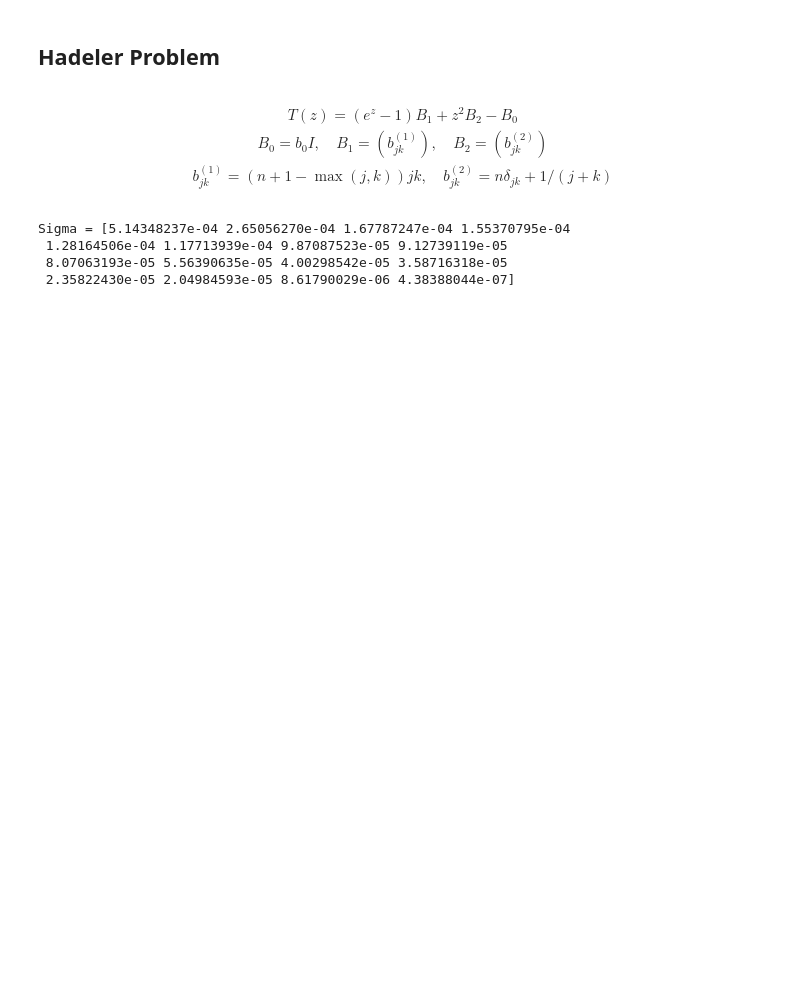
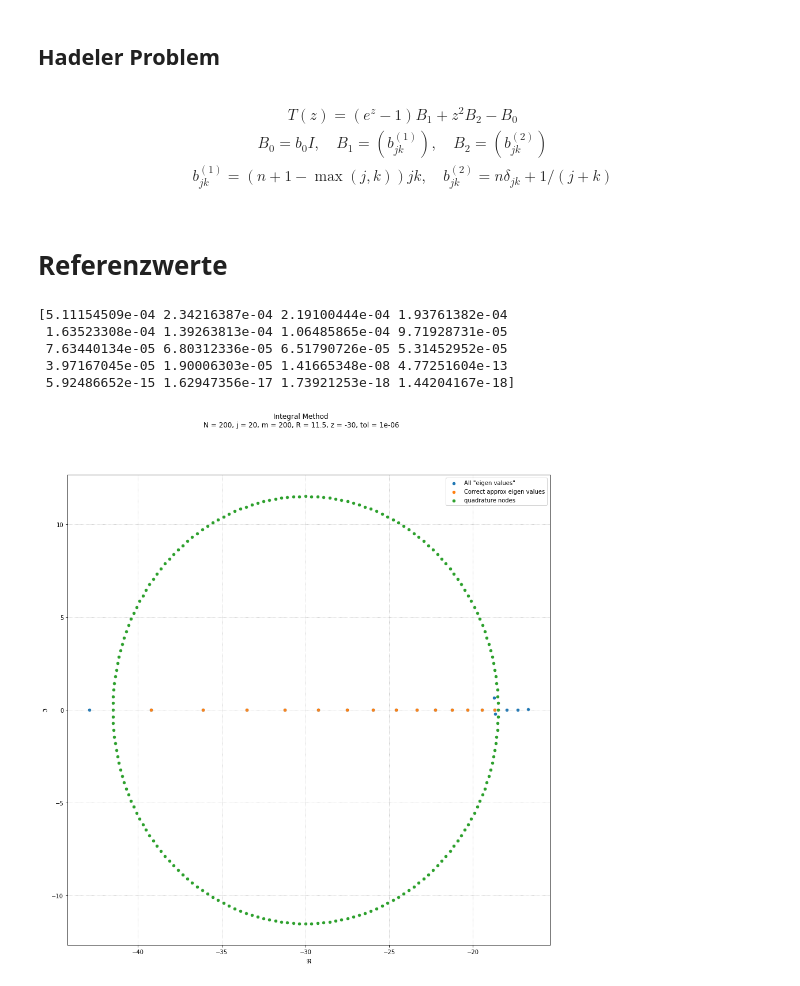
Before and after one commit to MrWhiteRichard/Fundament-Mathematik, a Jupyter notebook: WS_2020-21/SemNumLinAlg/Nichtlineare Eigenwertprobleme/Code/main.ipynb, the cells around one changed output. Saved outputs shown, nothing was run; the diff lists cells and outputs as text; code cells hidden in the pictures; blank space fills up the shorter version.

```diff
--- a/WS_2020-21/SemNumLinAlg/Nichtlineare Eigenwertprobleme/Code/main.ipynb
+++ b/WS_2020-21/SemNumLinAlg/Nichtlineare Eigenwertprobleme/Code/main.ipynb
@@ -317,23 +306,37 @@ def test_2_matrix(n, b_0):
     T = lambda z: (np.exp(z) - 1) * B_1 + z ** 2 * B_2 - B_0
 
     return T
+# %% [markdown]
+# Referenzwerte
 # %%
 n = 200
 b_0 = 100
 
 T = test_2_matrix(n, b_0)
 N = n
-j = 16
-m = 50
+j = 20
+m = 200
 R = 11.5
 z = -30
 tol = 1e-6
 
 quadrature_nodes = [R * (omega(m) ** nu) + z for nu in range(m)]
 
-eigen_values_approx = integral_method(T, N, j, m, R, z, tol)
+eigen_values_approx, Cut = integral_method(T, N, j, m, R, z, tol)
+
+eigen_values_fake, Cut = integral_method(T, N, j, m, R, z, 0)
+
+print(Cut)
 # %% [output]
-Sigma = [5.14348237e-04 2.65056270e-04 1.67787247e-04 1.55370795e-04
- 1.28164506e-04 1.17713939e-04 9.87087523e-05 9.12739119e-05
- 8.07063193e-05 5.56390635e-05 4.00298542e-05 3.58716318e-05
- 2.35822430e-05 2.04984593e-05 8.61790029e-06 4.38388044e-07]
+[5.11154509e-04 2.34216387e-04 2.19100444e-04 1.93761382e-04
+ 1.63523308e-04 1.39263813e-04 1.06485865e-04 9.71928731e-05
+ 7.63440134e-05 6.80312336e-05 6.51790726e-05 5.31452952e-05
+ 3.97167045e-05 1.90006303e-05 1.41665348e-08 4.77251604e-13
+ 5.92486652e-15 1.62947356e-17 1.73921253e-18 1.44204167e-18]
+# %%
+title = 'Integral Method' + '\n' + f'N = {N}, j = {j}, m = {m}, R = {R}, z = {z}, tol = {tol}'
+legend = ('All "eigen values"', 'Correct approx eigen values', 'quadrature nodes')
+
+plot_complex([eigen_values_fake, eigen_values_approx, quadrature_nodes], title, legend,20)
+# %% [output]
+[figure, added]
```
Also changed, not shown: parts of 11 cells of this notebook.
